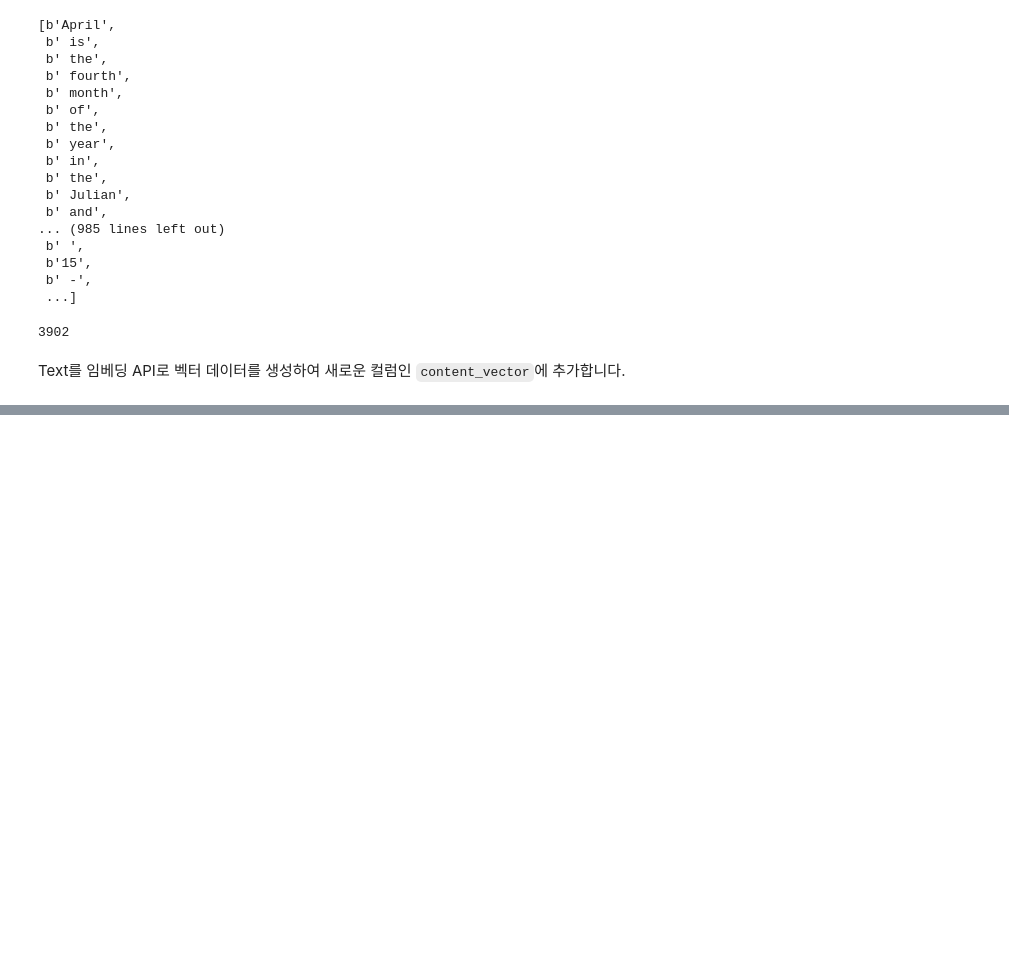
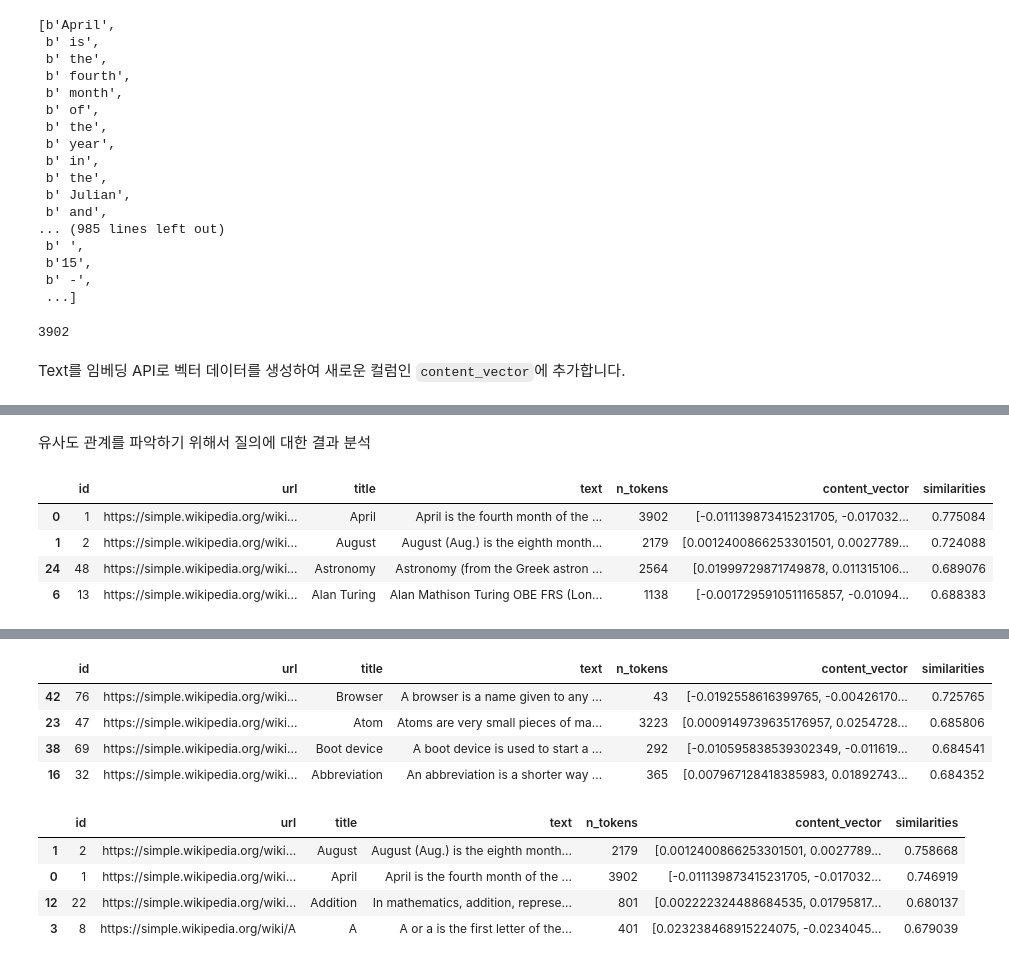
Before and after one commit to jisoo-27/azure-openai-samples-kr, a Jupyter notebook: quick_start/09_Wiki_Embedding.ipynb, the cells around one changed output, grey strips where cells are left out. Drawn from its saved outputs; the diff is of its cells as text; code cells hidden in the pictures; blank space fills up the shorter version.

Commit message:
Added cosine similarity example using embedding

```diff
--- a/quick_start/09_Wiki_Embedding.ipynb
+++ b/quick_start/09_Wiki_Embedding.ipynb
@@ -139,3 +141,38 @@ df_wiki_data
 # %%
 # Save the data to a CSV file(data/wiki_data_embeddings.csv)
 df_wiki_data.to_csv(os.path.join(os.getcwd(),'data/wiki_data_embeddings.csv'), index=False)
+# %% [markdown]
+유사도 관계를 파악하기 위해서 질의에 대한 결과 분석
+# %%
+def cosine_similarity(a, b):
+    return np.dot(a, b) / (np.linalg.norm(a) * np.linalg.norm(b))
+
+def get_embedding(text, model="text-embedding-ada-002"): # model = "deployment_name"
+    return client.embeddings.create(input = [text], model=model).data[0].embedding
+
+def search_docs(df, user_query, top_n=3, to_print=True):
+    embedding = get_embedding(
+        user_query,
+        model="text-embedding-ada-002" # model should be set to the deployment name you chose when you deployed the text-embedding-ada-002 (Version 2) model
+    )
+    df["similarities"] = df.content_vector.apply(lambda x: cosine_similarity(x, embedding))
+
+    res = (
+        df.sort_values("similarities", ascending=False)
+        .head(top_n)
+    )
+    if to_print:
+        display(res)
+    return res
+
+
+res = search_docs(df_wiki_data, "4월에 대해서 알려줘.", top_n=4)
+res = search_docs(df_wiki_data, "예술의 종류를 구분해줘.", top_n=4)
+res = search_docs(df_wiki_data, "웹 페이지에서 정보를 검색하기 위해서 필요한 도구는 무엇이야?", top_n=4)
+res = search_docs(df_wiki_data, "4월과 8월의 차이를 표로 그려줘", top_n=4)
+# %% [output]
+|  | id | url | title | text | n_tokens | content_vector | similarities |
+| 0 | 1 | https://simple.wikipedia.org/wiki... | April | April is the fourth month of the ... | 3902 | [-0.011139873415231705, -0.017032... | 0.775084 |
+| 1 | 2 | https://simple.wikipedia.org/wiki... | August | August (Aug.) is the eighth month... | 2179 | [0.0012400866253301501, 0.0027789... | 0.724088 |
+| 24 | 48 | https://simple.wikipedia.org/wiki... | Astronomy | Astronomy (from the Greek astron ... | 2564 | [0.01999729871749878, 0.011315106... | 0.689076 |
+| 6 | 13 | https://simple.wikipedia.org/wiki... | Alan Turing | Alan Mathison Turing OBE FRS (Lon... | 1138 | [-0.0017295910511165857, -0.01094... | 0.688383 |
@@ -141,0 +184,10 @@ df_wiki_data.to_csv(os.path.join(os.getcwd(),'data/wiki_data_embeddings.csv'), i
+|  | id | url | title | text | n_tokens | content_vector | similarities |
+| 42 | 76 | https://simple.wikipedia.org/wiki... | Browser | A browser is a name given to any ... | 43 | [-0.0192558616399765, -0.00426170... | 0.725765 |
+| 23 | 47 | https://simple.wikipedia.org/wiki... | Atom | Atoms are very small pieces of ma... | 3223 | [0.0009149739635176957, 0.0254728... | 0.685806 |
+| 38 | 69 | https://simple.wikipedia.org/wiki... | Boot device | A boot device is used to start a ... | 292 | [-0.010595838539302349, -0.011619... | 0.684541 |
+| 16 | 32 | https://simple.wikipedia.org/wiki... | Abbreviation | An abbreviation is a shorter way ... | 365 | [0.007967128418385983, 0.01892743... | 0.684352 |
+|  | id | url | title | text | n_tokens | content_vector | similarities |
+| 1 | 2 | https://simple.wikipedia.org/wiki... | August | August (Aug.) is the eighth month... | 2179 | [0.0012400866253301501, 0.0027789... | 0.758668 |
+| 0 | 1 | https://simple.wikipedia.org/wiki... | April | April is the fourth month of the ... | 3902 | [-0.011139873415231705, -0.017032... | 0.746919 |
+| 12 | 22 | https://simple.wikipedia.org/wiki... | Addition | In mathematics, addition, represe... | 801 | [0.002222324488684535, 0.01795817... | 0.680137 |
+| 3 | 8 | https://simple.wikipedia.org/wiki/A | A | A or a is the first letter of the... | 401 | [0.023238468915224075, -0.0234045... | 0.679039 |
```
Also changed, not shown: parts of 3 cells of this notebook.
